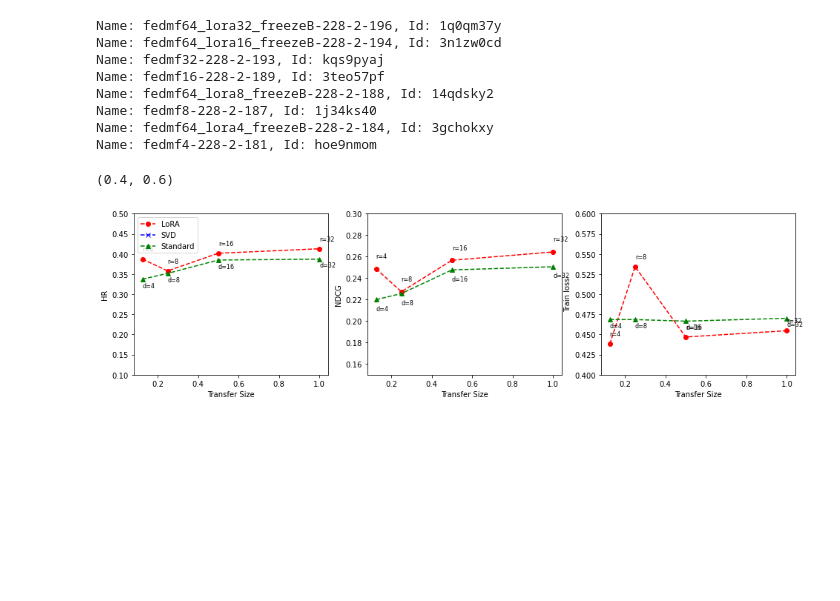
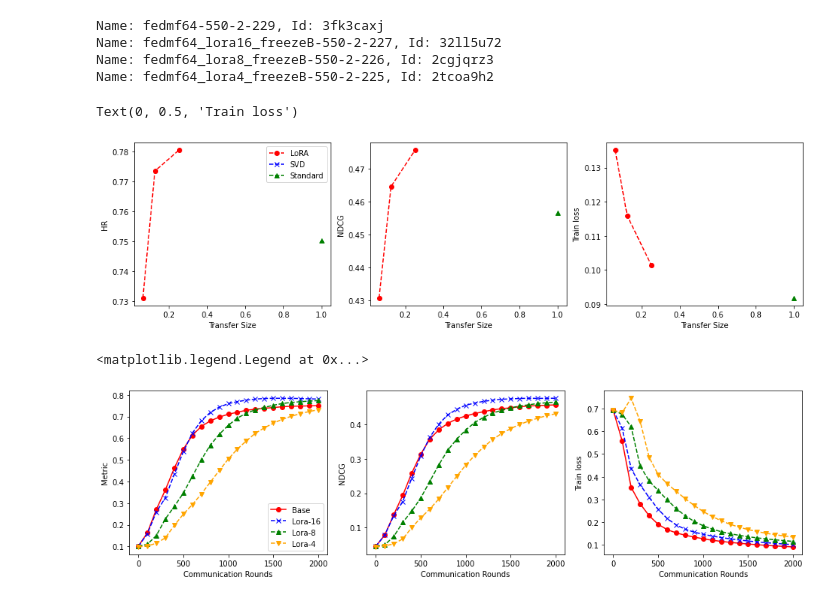
Before and after one commit to tienvu95/LoRA-FedRec, a Jupyter notebook: FedNCF/notebooks/WandbViz.ipynb, the cells around one changed output. Drawn from its saved outputs; the diff is of its cells as text; code cells hidden in the pictures; blank space fills up the shorter version.

```diff
--- a/FedNCF/notebooks/WandbViz.ipynb
+++ b/FedNCF/notebooks/WandbViz.ipynb
@@ -19,8 +19,8 @@ runs = api.runs('hiue/lowrank-fedrec-2', {
         'tags': {
             "$in": ['selected']
         },
-        'config.data.name': 'book-crossing',
-        'config.task_name': 'fedsweep3',
+        'config.data.name': 'pinterest',
+        'config.task_name': 'fedtrain5',
         # 'state': 'finished'
         }]
 })
@@ -47,21 +47,17 @@ for run in runs:
         svd_runs.append(run)
     else:
         normal_runs.append(run)
-        run.history()
     update_numels.append(run.summary['update_numel'])
-    histories[run.name] = run.history()
+    # histories[run.name] = run.history(samples=20)
+    histories[run.name] = run.scan_history(keys=['train_loss', 'HR', 'NDCG', 'epoch'])
     # all_HR.append(run.history()['HR'].max())
     # all_NDCG.append(run.history()['NDCG'].max())
     # all_loss.append(run.history()['train_loss'].min())
 # %% [output]
-Name: fedmf64_lora32_freezeB-228-2-196, Id: 1q0qm37y
-Name: fedmf64_lora16_freezeB-228-2-194, Id: 3n1zw0cd
-Name: fedmf32-228-2-193, Id: kqs9pyaj
-Name: fedmf16-228-2-189, Id: 3teo57pf
-Name: fedmf64_lora8_freezeB-228-2-188, Id: 14qdsky2
-Name: fedmf8-228-2-187, Id: 1j34ks40
-Name: fedmf64_lora4_freezeB-228-2-184, Id: 3gchokxy
-Name: fedmf4-228-2-181, Id: hoe9nmom
+Name: fedmf64-550-2-229, Id: 3fk3caxj
+Name: fedmf64_lora16_freezeB-550-2-227, Id: 32ll5u72
+Name: fedmf64_lora8_freezeB-550-2-226, Id: 2cgjqrz3
+Name: fedmf64_lora4_freezeB-550-2-225, Id: 2tcoa9h2
 # %%
 def scatter_plot(ax, runs, metric, label=None, marker='o', linestyle='dashed', color=None, rescale_x=None, min_value=False, text_offset=0.02):
     x = []
@@ -78,13 +74,13 @@ def scatter_plot(ax, runs, metric, label=None, marker='o', linestyle='dashed', c
         # else:
         #     y.append(histories[run.name][metric].max())
         y.append(y_val)
-        if 'lora' in run.name:
-            lora_rank = run.config['model']['init']['lora_rank']
-            # ax.text(x_val, y_val+text_offset, f"r={lora_rank}", fontsize=8)
-            ax.annotate(f"r={lora_rank}", (x_val, y_val), xytext=(x_val, y_val+text_offset), fontsize=8)
-        else:
-            emb_size = run.config['model']['init']['gmf_emb_size']
-            ax.text(x_val, y_val-text_offset, f"d={emb_size}", fontsize=8)
+        # if 'lora' in run.name:
+        #     lora_rank = run.config['model']['init']['lora_rank']
+        #     # ax.text(x_val, y_val+text_offset, f"r={lora_rank}", fontsize=8)
+        #     ax.annotate(f"r={lora_rank}", (x_val, y_val), xytext=(x_val, y_val+text_offset), fontsize=8)
+        # else:
+        #     emb_size = run.config['model']['init']['gmf_emb_size']
+        #     ax.text(x_val, y_val-text_offset, f"d={emb_size}", fontsize=8)
 
     ids = np.argsort(x)
     x = np.array(x)[ids]
@@ -93,29 +89,29 @@ def scatter_plot(ax, runs, metric, label=None, marker='o', linestyle='dashed', c
 # %%
 fig, axes = plt.subplots(1, 3, figsize=(16, 4))
 scatter_plot(axes[0], lora_runs, 'HR', label='LoRA', marker='o', linestyle='dashed', color='red', rescale_x=max(update_numels), text_offset=0.02)
 scatter_plot(axes[0], svd_runs, 'HR', label='SVD', marker='x', linestyle='dashed', color='blue', rescale_x=max(update_numels), text_offset=0.02)
 scatter_plot(axes[0], normal_runs, 'HR', label='Standard', marker='^', linestyle='dashed', color='green', rescale_x=max(update_numels), text_offset=0.02)
 axes[0].set_xlabel('Transfer Size')
 axes[0].set_ylabel('HR')
 axes[0].legend()
-axes[0].set_ylim([0.1, 0.5])
+# axes[0].set_ylim([0.1, 0.5])
 # axes[0].axhline(y=max(all_HR), color='black', linestyle='-.')
 
 scatter_plot(axes[1], lora_runs, 'NDCG', label='LoRA', marker='o', linestyle='dashed', color='red', rescale_x=max(update_numels), text_offset=0.01)
 scatter_plot(axes[1], svd_runs, 'NDCG', label='SVD', marker='x', linestyle='dashed', color='blue', rescale_x=max(update_numels), text_offset=0.01)
 scatter_plot(axes[1], normal_runs, 'NDCG', label='Standard', marker='^', linestyle='dashed', color='green', rescale_x=max(update_numels), text_offset=0.01)
 axes[1].set_xlabel('Transfer Size')
 axes[1].set_ylabel('NDCG')
-axes[1].set_ylim([0.15, 0.3])
+# axes[1].set_ylim([0.15, 0.3])
 # axes[1].axhline(y=max(all_NDCG), color='black', linestyle='-.')
 
 
 scatter_plot(axes[2], lora_runs, 'train_loss', label='LoRA', marker='o', linestyle='dashed', color='red', rescale_x=max(update_numels), min_value=True, text_offset=0.01)
 scatter_plot(axes[2], svd_runs, 'train_loss', label='SVD', marker='x', linestyle='dashed', color='blue', rescale_x=max(update_numels), min_value=True, text_offset=0.01)
 scatter_plot(axes[2], normal_runs, 'train_loss', label='Standard', marker='^', linestyle='dashed', color='green', rescale_x=max(update_numels), min_value=True, text_offset=0.01)
 axes[2].set_xlabel('Transfer Size')
 axes[2].set_ylabel('Train loss')
-axes[2].set_ylim([0.4, 0.6])
+# axes[2].set_ylim([0.4, 0.6])
 # %% [output]
-(0.4, 0.6)
+Text(0, 0.5, 'Train loss')
-[figure, old version]
+[figure, new version]
@@ -123,0 +148,18 @@ fig.savefig('lastfm_transfer_size_max_metric.pdf', bbox_inches='tight')
+# %%
+fig, axes = plt.subplots(1, 3, figsize=(16, 4))
+style_1 = {'marker':marker_set[0], 'linestyle':'-', 'color':color_set[0]}
+plot_hist('fedmf64-550-2-229', axes, label="Base", **style_1)
+
+style_2 = {'marker':marker_set[1], 'linestyle':'--', 'color':color_set[1]}
+plot_hist('fedmf64_lora16_freezeB-550-2-227', axes, label="Lora-16", **style_2)
+
+style_3 = {'marker':marker_set[2], 'linestyle':'--', 'color':color_set[2]}
+plot_hist('fedmf64_lora8_freezeB-550-2-226', axes, label="Lora-8", **style_3)
+
+style_4 = {'marker':marker_set[3], 'linestyle':'--', 'color':color_set[3]}
+plot_hist('fedmf64_lora4_freezeB-550-2-225', axes, label="Lora-4", **style_4)
+
+axes[0].legend()
+# %% [output]
+<matplotlib.legend.Legend at 0x...>
+[figure, added]
```
Also changed, not shown: parts of 4 cells of this notebook, 7 other files.
